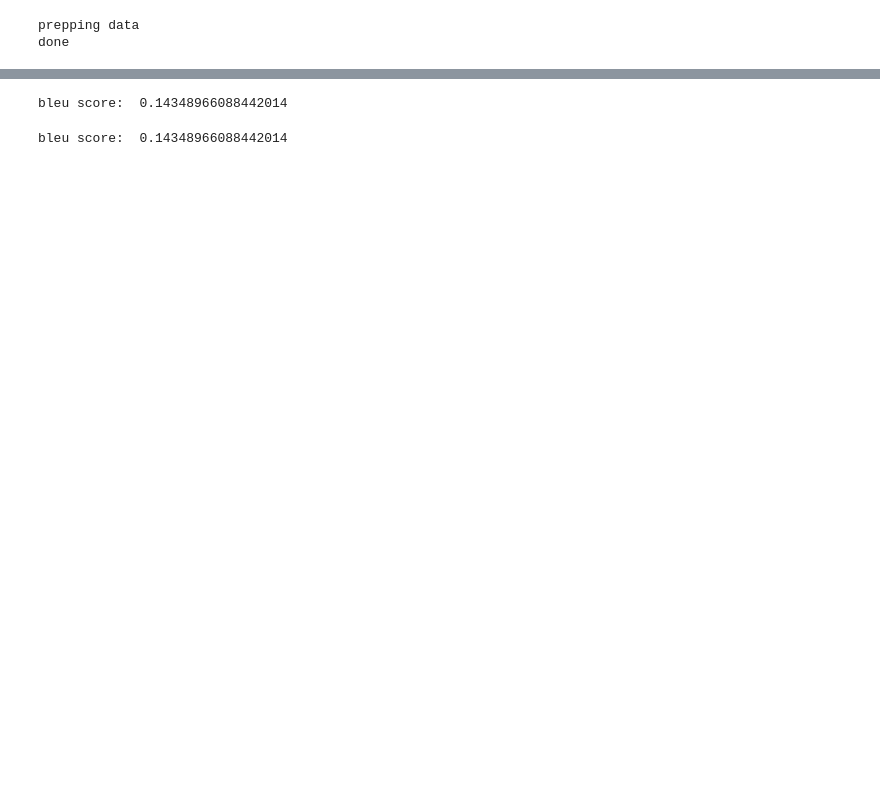
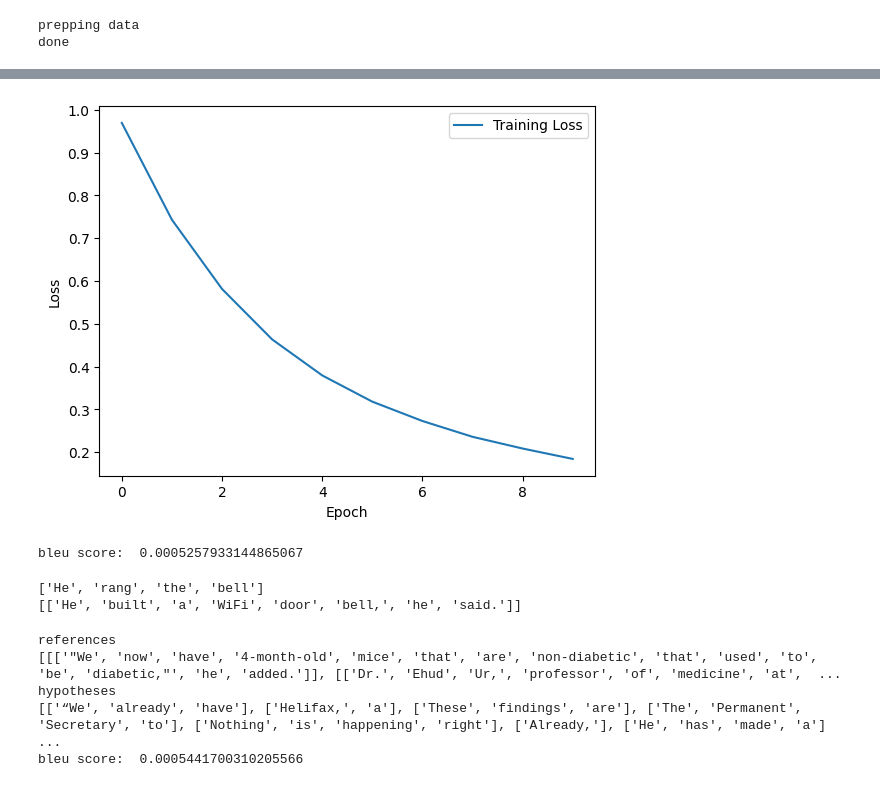
Before and after one commit to Vedant2311/BERT-guided-MT, a Jupyter notebook: mBART_Baseline/mbart50.ipynb, the cells around one changed output, grey strips where cells are left out. Cells and saved outputs as stored; diff of their text form; code cells hidden in the pictures; blank space fills up the shorter version.

Commit message:
-100 label pad

```diff
--- a/mBART_Baseline/mbart50.ipynb
+++ b/mBART_Baseline/mbart50.ipynb
@@ -20,16 +22,16 @@ class LanguageDataset(Dataset):
         self.ne = []
         with open(self.ne_file) as file:
             for sentence in file:
-                # is padding token 1?
                 sentence = sentence.strip()
                 tokens = tokenizer(sentence, max_length=self.max_length, return_tensors="pt", truncation=True, padding='max_length')
                 self.ne.append(sentence)
                 self.ne_token.append(tokens)
         with open(self.en_file) as file_en:
             for sentence in file_en:
-                # is padding token 1?
+                #padding token -100
                 sentence = sentence.strip()
                 tokens = tokenizer(sentence, max_length=self.max_length, return_tensors="pt", truncation=True, padding='max_length')
+                tokens['input_ids'][tokens['attention_mask'] == 0] = -100
                 self.en.append(sentence)
                 self.en_token.append(tokens)
 
@@ -37,7 +39,6 @@ class LanguageDataset(Dataset):
         return len(self.ne_token)
 
     # input_ids attention_mask encoder_mask decoder_mask
-    # come back and fix shitty [0]
     def __getitem__(self, idx):
         return {
             'ne_tokens': self.ne_token[idx]['input_ids'][0],
@@ -50,7 +51,8 @@ class LanguageDataset(Dataset):
 # %%
 # datasets
 DIR_PATH = "/workspace"
-BATCH_SIZE = 32
+MAX_LENGTH = 100
+BATCH_SIZE = 8
 # A flag to see whether we are fine-tuning the model or not
 fine_tune = True
 # %%
@@ -69,7 +83,7 @@ done
 # %%
 print('prepping data')
-train_dataset = LanguageDataset(f'{DIR_PATH}/train.ne_NP.txt', f'{DIR_PATH}/train.en_XX.txt', BATCH_SIZE, tokenizer)
-train_loader = torch.utils.data.DataLoader(train_dataset, batch_size=BATCH_SIZE, shuffle=True)
+train_dataset = LanguageDataset(f'{DIR_PATH}/train.ne_NP.txt', f'{DIR_PATH}/train.en_XX.txt', MAX_LENGTH, tokenizer)
+train_loader = torch.utils.data.DataLoader(train_dataset, batch_size=BATCH_SIZE, shuffle=False)
 print('done')
 # %% [output]
 prepping data
@@ -81,23 +115,26 @@ You can check out references like these to understand the code better:
     - https://colab.research.google.com/drive/1d2mSWLiv93X2hgt9WV8IJFms9dQ6arLn?usp=sharing
     - https://github.com/huggingface/transformers/issues/23185#issuecomment-1537690520
 '''
+
 if fine_tune:
-    print('fine tuning')
+    print('fine-tuning')
     # Moving the model to CUDA
     model = model.cuda()
 
-    optimizer = AdamW(model.parameters(), lr=1e-4)
+    optimizer = AdamW(model.parameters(), lr=1e-5)
     model.train()
 
-    num_epochs = 1
+    num_epochs = 10
+    training_losses = []  # Track training loss for each batch
+
     # Fine-tune for the specified number of epochs
     for i in range(num_epochs):
         print(f'epoch {i+1} of {num_epochs}')
+
         total_batches = len(train_loader)
-        counter = 0
+        epoch_loss = 0
 
         for batch in tqdm(train_loader, total=total_batches, desc="Training", unit="batch"):
-            counter += 1
             model_inputs = {
                 'input_ids': batch['ne_tokens'].to('cuda'),
                 'attention_mask': batch['ne_mask'].to('cuda')
@@ -106,6 +143,20 @@ if fine_tune:
             optimizer.zero_grad()
             output = model(**model_inputs, labels=labels)  # Forward pass
             loss = output.loss
+            epoch_loss = loss.cpu().detach().numpy() + epoch_loss
             loss.backward()  # Backward pass
             optimizer.step()
+
+        epoch_loss = epoch_loss/total_batches
+        print(f'epoch loss {epoch_loss}')
+        training_losses.append(epoch_loss)
+
+    model.save()
+
+    # Plot the training loss
+    plt.plot(training_losses, label='Training Loss')
+    plt.xlabel('Epoch')
+    plt.ylabel('Loss')
+    plt.legend()
+    plt.show()
 # %% [output]
@@ -114,3 +194,11 @@ epoch 1 of 1
+# %%
+plt.plot(training_losses, label='Training Loss')
+plt.xlabel('Epoch')
+plt.ylabel('Loss')
+plt.legend()
+plt.show()
+# %% [output]
+[figure, added]
 # %%
 test_dataset = LanguageDataset(f'{DIR_PATH}/test.ne_NP.txt', f'{DIR_PATH}/test.en_XX.txt', BATCH_SIZE, tokenizer)
 
@@ -122,10 +210,9 @@ reference = []
 for sentence in test_dataset:
 
     input_ids = tokenizer(sentence['ne'], return_tensors="pt").input_ids.to('cuda')
-    forced_bos_token_id = tokenizer.lang_code_to_id["ne_NP"]
+    forced_bos_token_id = tokenizer.lang_code_to_id["en_XX"]
     # input_ids = sentence['en_tokens'].to('cuda').reshape(1, -1)
     outputs = model.generate(input_ids=input_ids, forced_bos_token_id=forced_bos_token_id, max_length=BATCH_SIZE)
-
     english_translation = tokenizer.decode(outputs[0], skip_special_tokens=True)
 
     generated_translations.append(english_translation)
@@ -135,9 +222,17 @@ for sentence in test_dataset:
 hypotheses = [gen.split() for gen in generated_translations]
 references = [[ref.split()] for ref in reference]
 
+bleu_score = corpus_bleu(references, hypotheses)
+
 print("bleu score: ", bleu_score)
 # %% [output]
-bleu score:  0.14348966088442014
+bleu score:  0.0005257933144865067
+# %%
+print(hypotheses[6])
+print(references[6])
+# %% [output]
+['He', 'rang', 'the', 'bell']
+[['He', 'built', 'a', 'WiFi', 'door', 'bell,', 'he', 'said.']]
 # %%
 # Test
 #get nepali sentences and english references
@@ -172,6 +267,14 @@ references = [[reference.split()] for reference in english_references["text"]]
 hypotheses = [gen.split() for gen in generated_translations]
 
 bleu_score = corpus_bleu(references, hypotheses)
+print('references')
+print(references)
+print('hypotheses')
+print(hypotheses)
 print("bleu score: ", bleu_score)
 # %% [output]
-bleu score:  0.14348966088442014
+references
+[[['"We', 'now', 'have', '4-month-old', 'mice', 'that', 'are', 'non-diabetic', 'that', 'used', 'to', 'be', 'diabetic,"', 'he', 'added.']], [['Dr.', 'Ehud', 'Ur,', 'professor', 'of', 'medicine', 'at',  ...
+hypotheses
+[['“We', 'already', 'have'], ['Helifax,', 'a'], ['These', 'findings', 'are'], ['The', 'Permanent', 'Secretary', 'to'], ['Nothing', 'is', 'happening', 'right'], ['Already,'], ['He', 'has', 'made', 'a'] ...
+bleu score:  0.0005441700310205566
```
Also changed, not shown: parts of 5 cells of this notebook.
